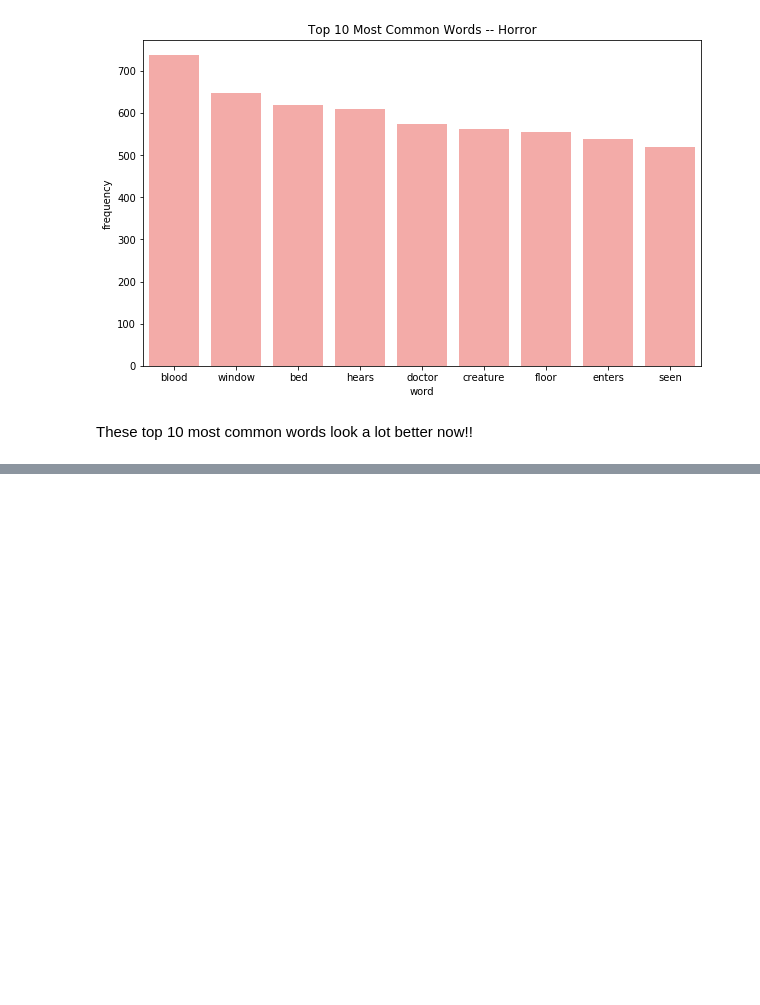
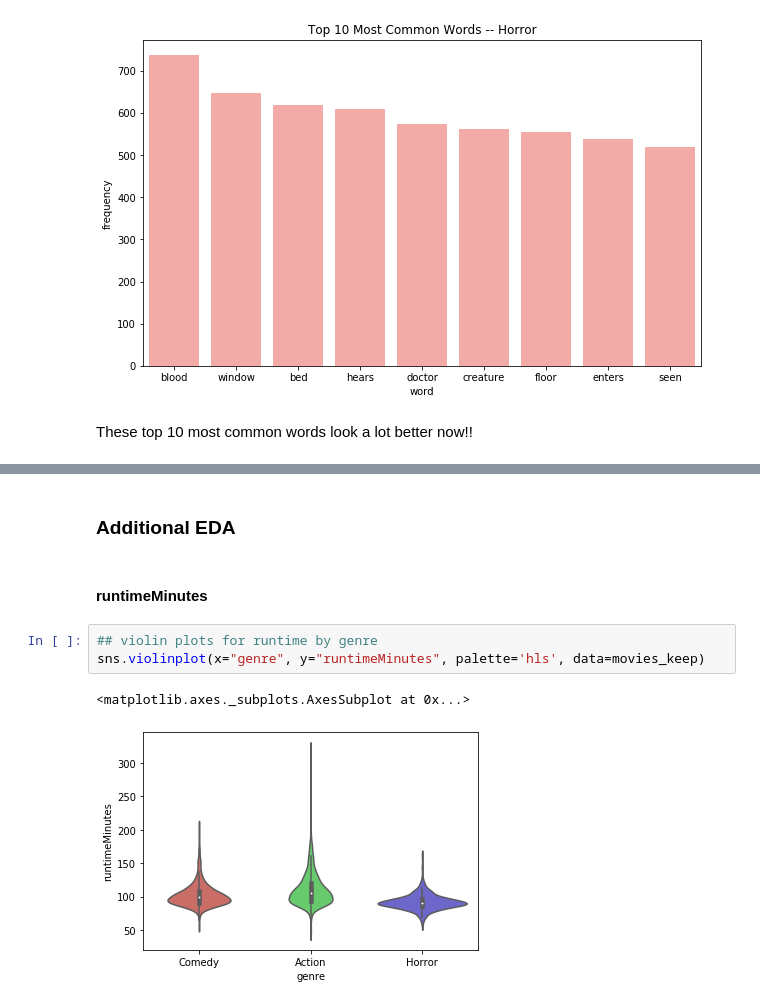
Before and after one commit to itooley/MLProject_426, a Jupyter notebook: project_code.ipynb, the cells around one changed output, grey strips where cells are left out. Saved outputs shown, nothing was run; the diff lists cells and outputs as text; blank space fills up the shorter version.

```diff
--- a/project_code.ipynb
+++ b/project_code.ipynb
@@ -333,0 +399,10 @@ These top 10 most common words look a lot better now!!
+# %% [markdown]
+### Additional EDA
+# %% [markdown]
+#### runtimeMinutes
+# %%
+## violin plots for runtime by genre
+sns.violinplot(x="genre", y="runtimeMinutes", palette='hls', data=movies_keep)
+# %% [output]
+<matplotlib.axes._subplots.AxesSubplot at 0x...>
+[figure, added]
```
Also changed, not shown: parts of 47 cells of this notebook.
